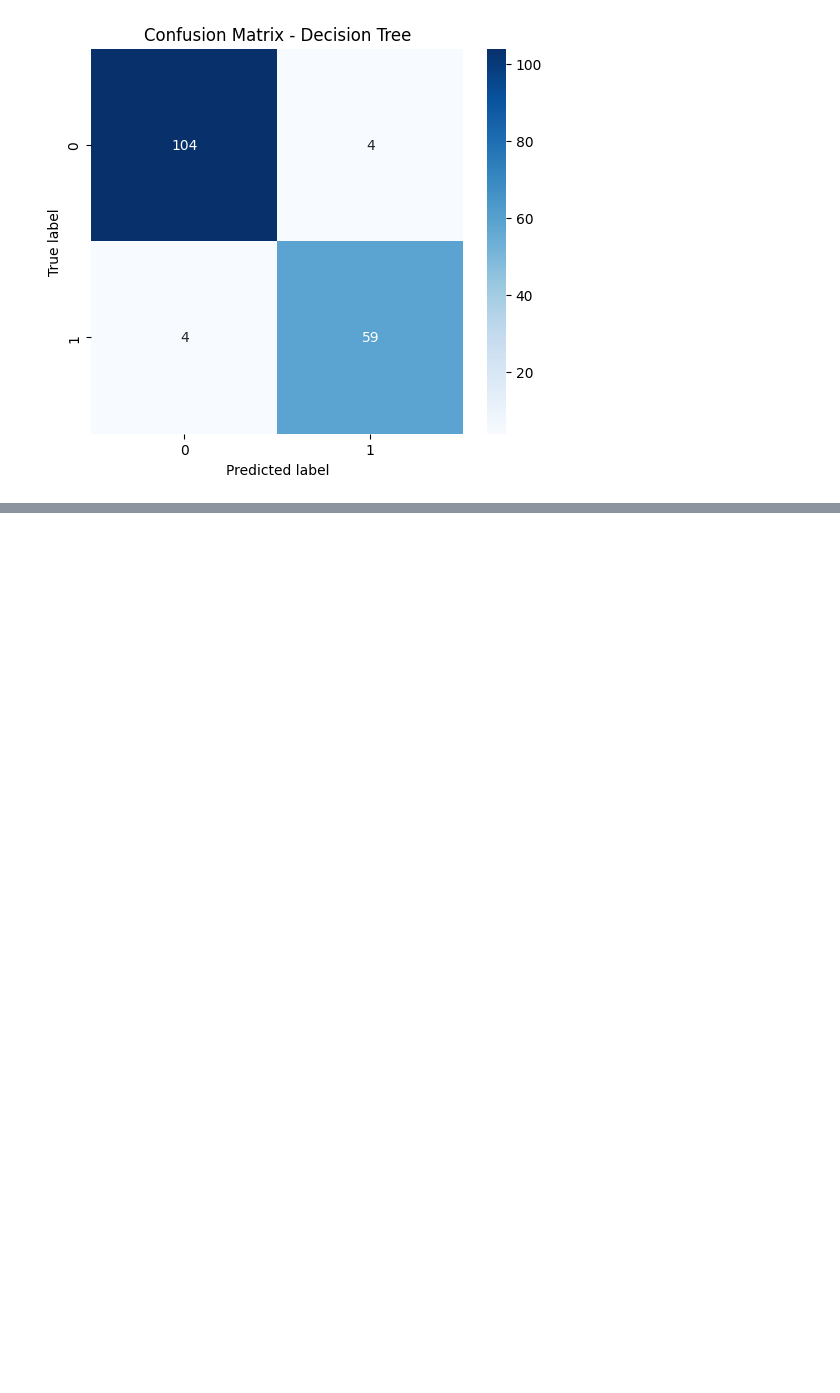
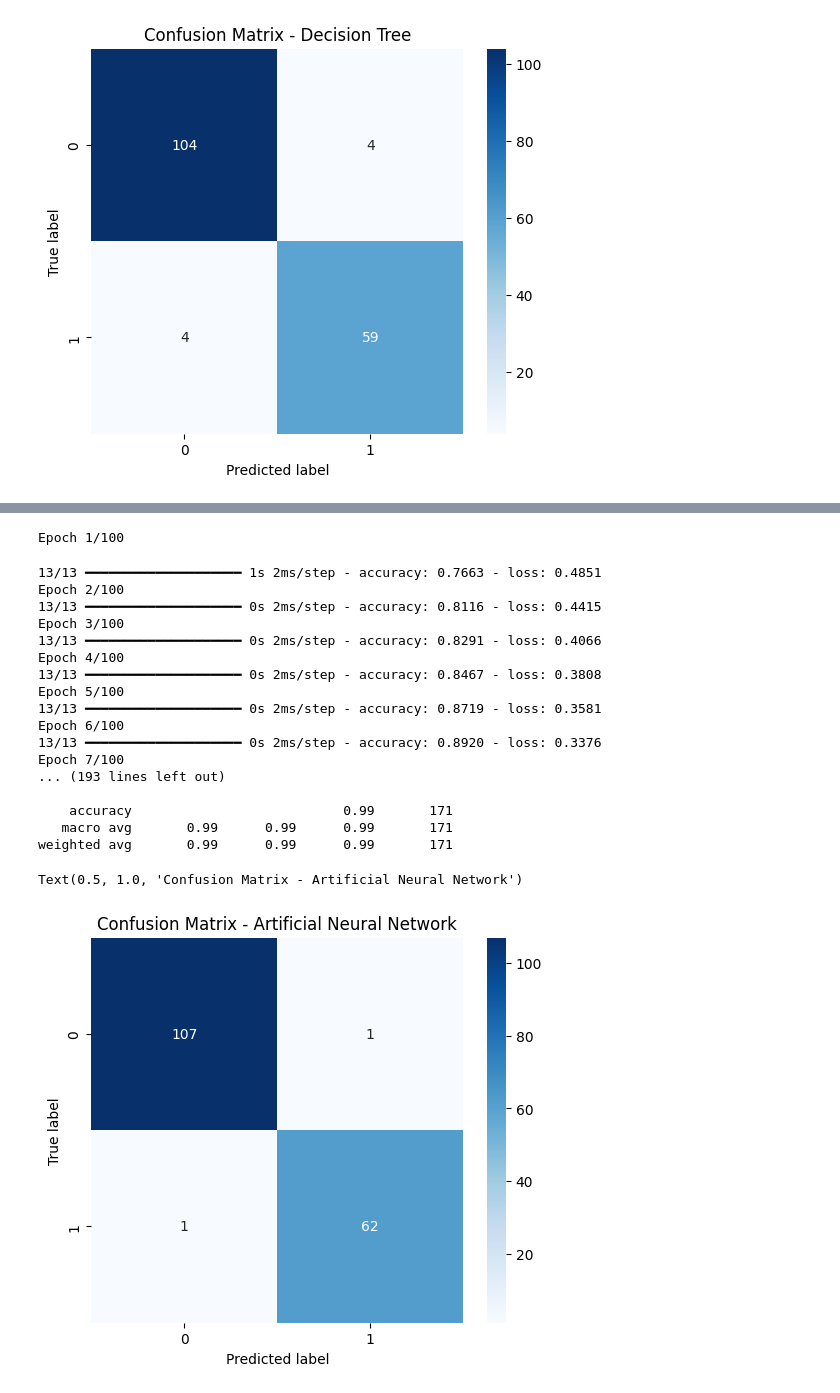
Before and after one commit to minaaam12/Breast_Cancer_Wisconsin, a Jupyter notebook: main.ipynb, the cells around one changed output, grey strips where cells are left out. Cells and saved outputs as stored; diff of their text form; code cells hidden in the pictures; blank space fills up the shorter version.

```diff
--- a/main.ipynb
+++ b/main.ipynb
@@ -240,0 +325,43 @@ Text(0.5, 1.0, 'Confusion Matrix - Decision Tree')
+# %%
+# Artificial Neural Network
+model = Sequential([
+    Dense(5, activation='relu', input_shape=(X_train_scaled.shape[1],)),
+    Dense(1, activation='sigmoid')
+])
+
+model.compile(optimizer='adam', loss='binary_crossentropy', metrics=['accuracy'])
+
+model.fit(X_train_scaled, y_train['Diagnosis'], epochs=100, batch_size=32)
+
+y_pred = model.predict(X_test_scaled)
+y_pred = (y_pred > 0.5).astype(int)
+
+print(classification_report(y_test['Diagnosis'], y_pred))
+
+cm = confusion_matrix(y_test['Diagnosis'], y_pred)
+plt.figure(figsize=(6,5))
+sns.heatmap(cm, annot=True, fmt='d', cmap='Blues', xticklabels=['0','1'], yticklabels=['0','1'])
+plt.ylabel('True label')
+plt.xlabel('Predicted label')
+plt.title('Confusion Matrix - Artificial Neural Network')
+# %% [output]
+Epoch 1/100
+13/13 ━━━━━━━━━━━━━━━━━━━━ 1s 2ms/step - accuracy: 0.7663 - loss: 0.4851
+Epoch 2/100
+13/13 ━━━━━━━━━━━━━━━━━━━━ 0s 2ms/step - accuracy: 0.8116 - loss: 0.4415
+Epoch 3/100
+13/13 ━━━━━━━━━━━━━━━━━━━━ 0s 2ms/step - accuracy: 0.8291 - loss: 0.4066
+Epoch 4/100
+13/13 ━━━━━━━━━━━━━━━━━━━━ 0s 2ms/step - accuracy: 0.8467 - loss: 0.3808
+Epoch 5/100
+13/13 ━━━━━━━━━━━━━━━━━━━━ 0s 2ms/step - accuracy: 0.8719 - loss: 0.3581
+Epoch 6/100
+13/13 ━━━━━━━━━━━━━━━━━━━━ 0s 2ms/step - accuracy: 0.8920 - loss: 0.3376
+Epoch 7/100
+... (193 lines left out)
+
+    accuracy                           0.99       171
+   macro avg       0.99      0.99      0.99       171
+weighted avg       0.99      0.99      0.99       171
+Text(0.5, 1.0, 'Confusion Matrix - Artificial Neural Network')
+[figure, added]
```
Also changed, not shown: parts of 8 cells of this notebook, 1 other file.
